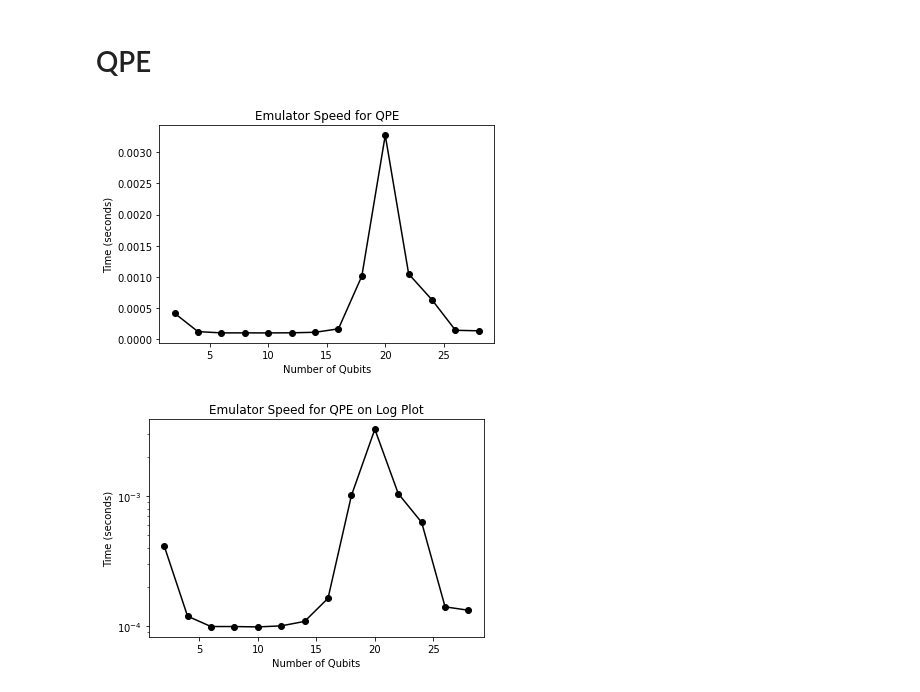
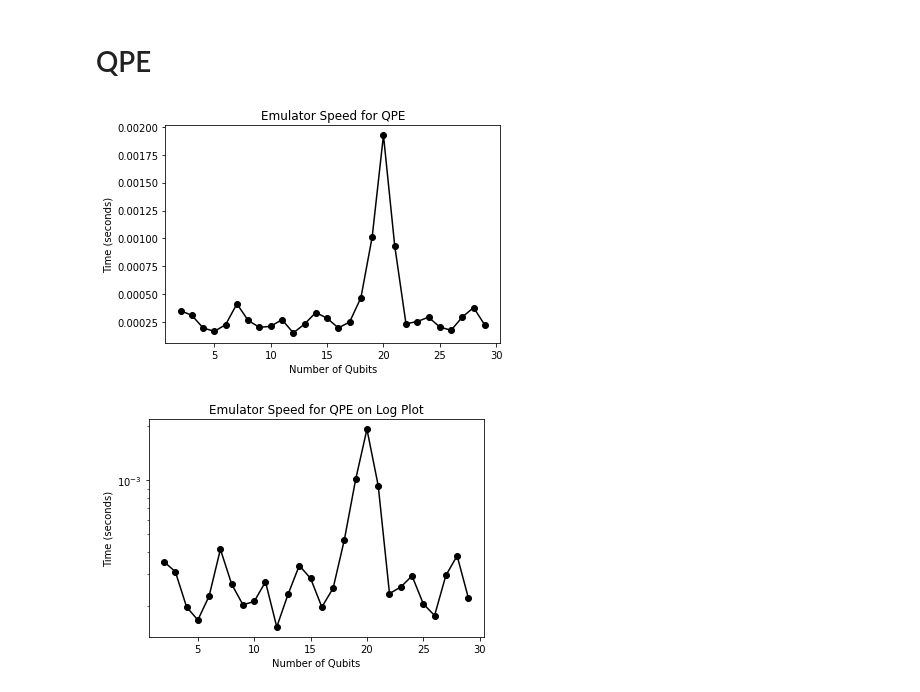
Before and after one commit to reecejrobertson/UNIQuE, a Jupyter notebook: emulator_performance.ipynb, the cells around one changed output. Drawn from its saved outputs; the diff is of its cells as text; code cells hidden in the pictures.

```diff
--- a/emulator_performance.ipynb
+++ b/emulator_performance.ipynb
@@ -220,17 +220,13 @@ plt.show()
 # QPE
 # %%
 # Define the number of times to repeat the following experiment.
-M = 10
+M = 100
 
 # Set the maximum number of qubits to simulate.
-N = 28
-
-# Define a matrix (the T gate) and an eigenvector.
-T = np.array([[1, 0], [0, np.exp(1j*np.pi/4)]])
-phi = np.array([0, 1])
+N = 29
 
 # Create a list of various numbers of qubits <= N to simulate.
-num_qubits = np.arange(2, N+1, 2)
+num_qubits = np.arange(2, N+1, 1)
 
 # Define a list to hold the emulator and simulator times respectively.
 em_times = []
@@ -241,36 +237,41 @@ for m in range(M):
     # Define arrays to hold the results of this iteration (batch).
     em_batch = []
 
+    # Define a matrix (U) and an eigenvector.
+    z = np.random.uniform(0, 1)
+    U = np.array([[1, 0], [0, np.exp(1j*z)]])
+    phi = np.array([0, 1])
+
     # For each number of qubits:
     for n in num_qubits:
 
         # Perform the QFT with the emulator and time how long it takes.
         start_time = time.time()
-        emulator.qpe(T, phi, n)
+        emulator.qpe(U, phi, n)
         em_batch.append(time.time() - start_time)
 
     # Append the batch results to the main array.
     em_times.append(em_batch)
 
 # Average the times over each batch to get the average time for each operation.
 em_times = np.array(em_times)
 em_times = np.sum(em_times, axis=0)/M
 
 # Plot the times for each QPE operation.
 plt.plot(num_qubits, em_times, 'o-k')
 plt.title('Emulator Speed for QPE')
 plt.xlabel('Number of Qubits')
 plt.ylabel('Time (seconds)')
 plt.savefig('em_qpe.png', dpi=600)
 plt.show()
 
 # Plot the times for each QPE operation on a log plot.
 plt.semilogy(num_qubits, em_times, 'o-k')
 plt.title('Emulator Speed for QPE on Log Plot')
 plt.xlabel('Number of Qubits')
 plt.ylabel('Time (seconds)')
 plt.savefig('em_qpe_log.png', dpi=600)
 plt.show()
 # %% [output]
-[figure, old version]
+[figure, new version]
-[figure, old version]
+[figure, new version]
```
Also changed, not shown: 5 other files.
